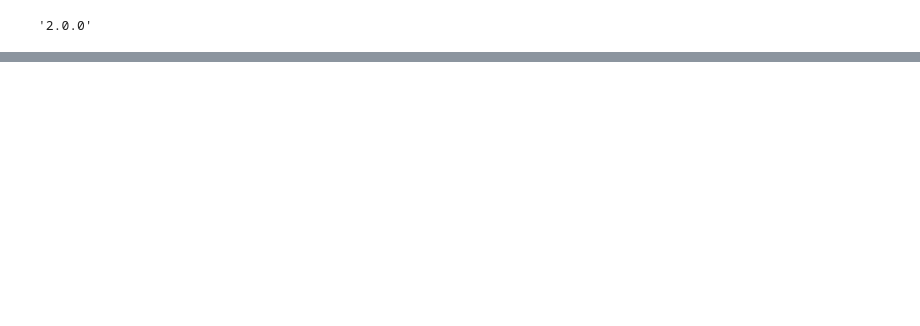
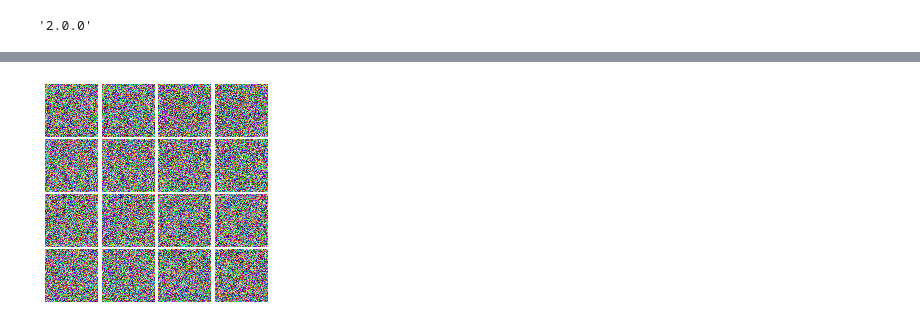
Before and after one commit to Dmytro-Shvetsov/Clothing-Translation, a Jupyter notebook: model_training.ipynb, the cells around one changed output, grey strips where cells are left out. Saved outputs shown, nothing was run; the diff lists cells and outputs as text; code cells hidden in the pictures; blank space fills up the shorter version.

```diff
--- a/model_training.ipynb
+++ b/model_training.ipynb
@@ -190,26 +193 @@ Encoder produces output of valid shape.
 Discriminator produces outputs of valid shape.
-# %%
-def sample_noise(shape):
-    return tf.random.uniform(shape, minval=-1.0, maxval=1.0)
-
-def show_images(images, scaled=True):
-    if scaled:
-        images = (images * 255).astype(np.uint8)
-
-    img_size = images.shape[1]
-    images = np.reshape(images, [images.shape[0], -1])  # images reshape to (batch_size, D)
-    sqrtn = int(np.ceil(np.sqrt(images.shape[0])))
-    fig = plt.figure(figsize=(sqrtn, sqrtn))
-    gs = gridspec.GridSpec(sqrtn, sqrtn)
-    gs.update(wspace=0.05, hspace=0.05)
-
-    for i, img in enumerate(images):
-        ax = plt.subplot(gs[i])
-        plt.axis('off')
-        ax.set_xticklabels([])
-        ax.set_yticklabels([])
-        ax.set_aspect('equal')
-        plt.imshow(img.reshape([img_size, img_size, 3]))
-
-im = sample_noise((16, 64, 64, 3)).numpy()
-show_images(im)
@@ -349,0 +386,11 @@ SyntaxError: invalid syntax (<ipython-input-6-7f862bf2c243>, line 13)
+# %%
+def norm(images):
+    return images / 127.5 - 1
+
+def denorm(images):
+    return (images + 1) * 127.5
+# %%
+n = denorm(sample_noise((16, 64, 64, 3)))
+show_images([tf.cast(n, tf.uint8), tf.cast(n, tf.uint8)])
+# %% [output]
+[figure, added]
```
Also changed, not shown: parts of 13 cells of this notebook.
